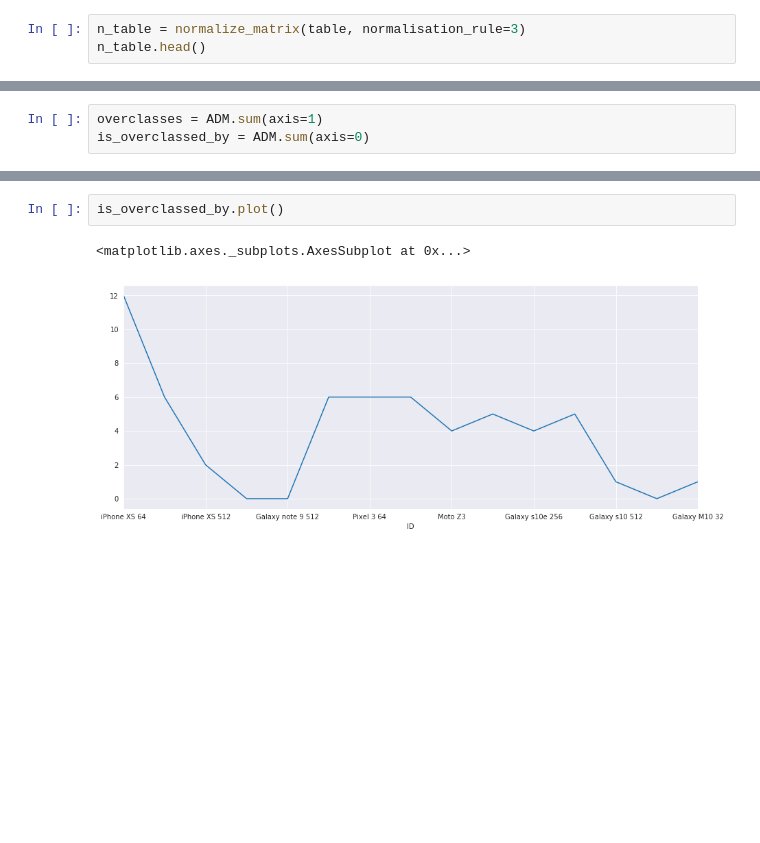
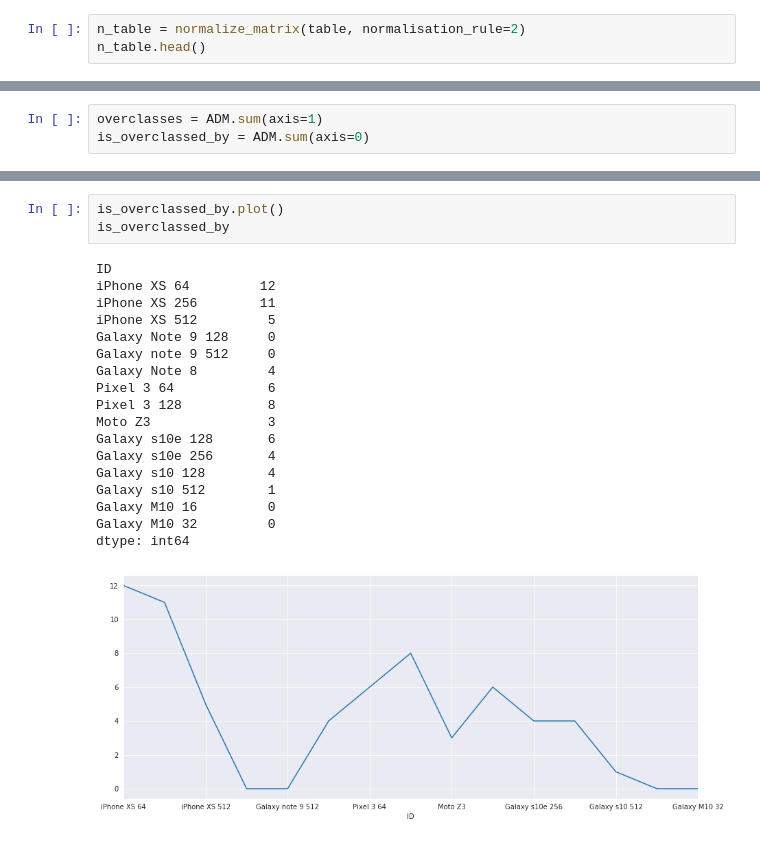
Before and after one commit to gmagannaDevelop/Electre, a Jupyter notebook: ELECTRE.ipynb, the cells around one changed output, grey strips where cells are left out. Cells and saved outputs as stored; diff of their text form; blank space fills up the shorter version.

```diff
--- a/ELECTRE.ipynb
+++ b/ELECTRE.ipynb
@@ -266,7 +266,7 @@ For the normalisation part, there are many possible rules. The following options
 # %% [markdown]
 ### Choose the normalisation rule
 # %%
-n_table = normalize_matrix(table, normalisation_rule=3)
+n_table = normalize_matrix(table, normalisation_rule=2)
 n_table.head()
 # %% [output]
 |  | Price (CAD) | Processor Speed (GHz) | Capacity (GB) | Rear camera resolution (MP) | Battery capacity (mAh) |
@@ -391,5 +408,22 @@ overclasses.plot()
 # %%
 is_overclassed_by.plot()
+is_overclassed_by
 # %% [output]
-<matplotlib.axes._subplots.AxesSubplot at 0x...>
+ID
+iPhone XS 64         12
+iPhone XS 256        11
+iPhone XS 512         5
+Galaxy Note 9 128     0
+Galaxy note 9 512     0
+Galaxy Note 8         4
+Pixel 3 64            6
+Pixel 3 128           8
+Moto Z3               3
+Galaxy s10e 128       6
+Galaxy s10e 256       4
+Galaxy s10 128        4
+Galaxy s10 512        1
+Galaxy M10 16         0
+Galaxy M10 32         0
+dtype: int64
-[figure, old version]
+[figure, new version]
```
Also changed, not shown: parts of 7 cells of this notebook, 1 other file.
